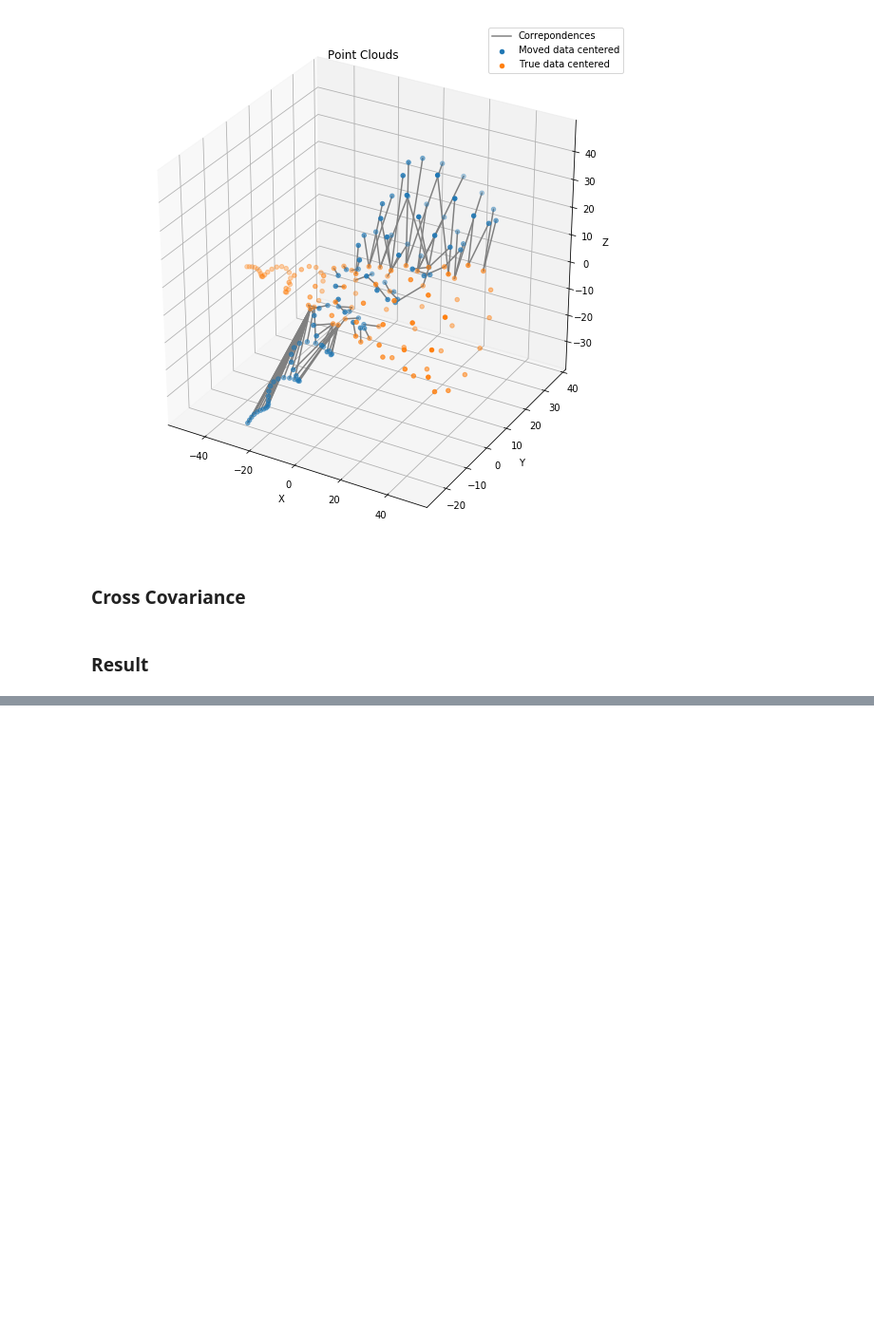
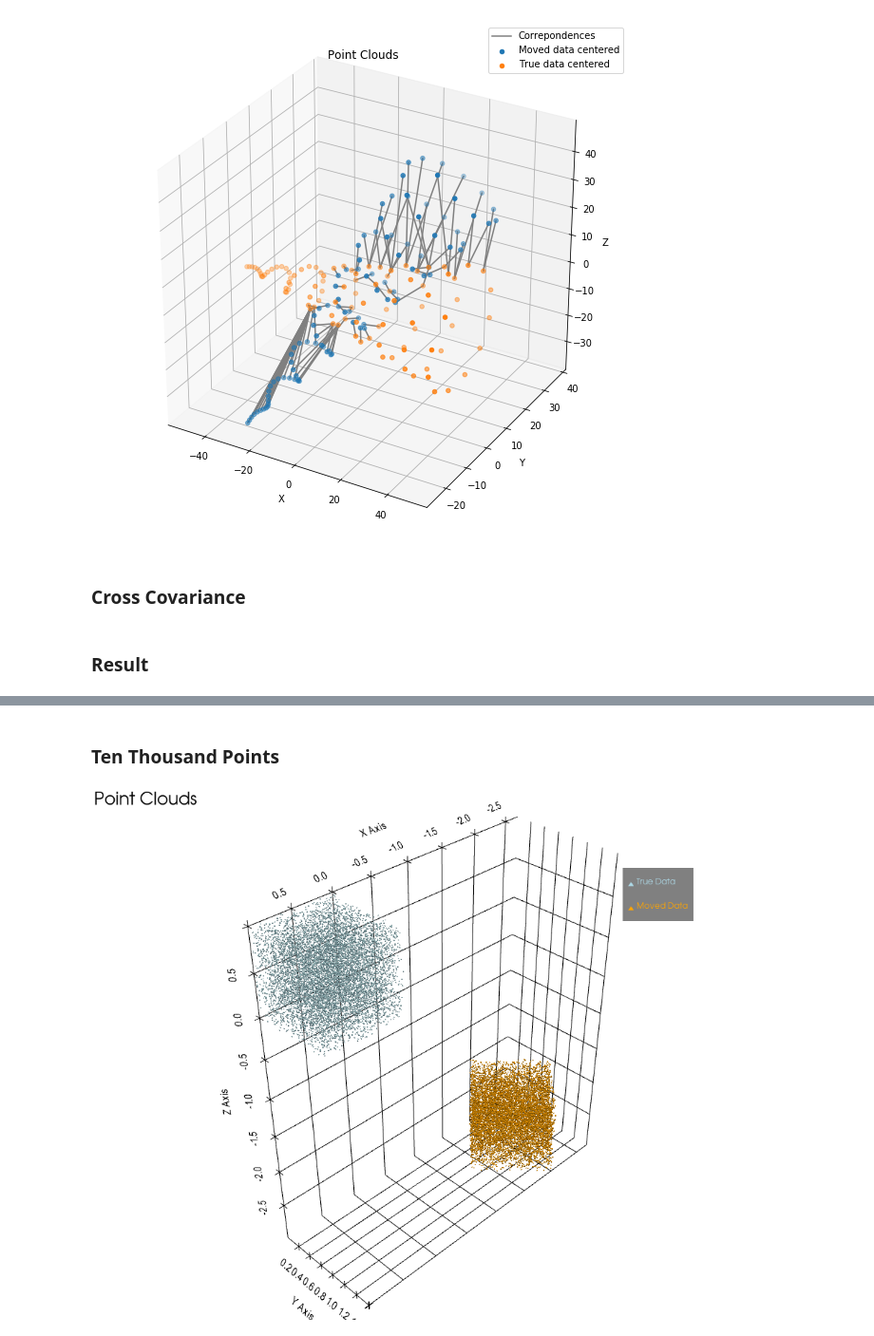
Before and after one commit to JyotiSunkara/ICP, a Jupyter notebook: Iterative Closest Point Using K Dimensional Trees.ipynb, the cells around one changed output, grey strips where cells are left out. Shown at 95% size. Cells and saved outputs as stored; diff of their text form; code cells hidden in the pictures; blank space fills up the shorter version.

```diff
--- a/Iterative Closest Point Using K Dimensional Trees.ipynb
+++ b/Iterative Closest Point Using K Dimensional Trees.ipynb
@@ -42,6 +71,25 @@ def plotValues(values, label):
     plt.show()
 # %% [markdown]
 ### Data Generation
+# %%
+'''Samples in a cube'''
+def generateData(numPoints, angle, shift):
+
+    aboutZ = np.array([[cos(angle[2]), -sin(angle[2]), 0],
+                      [sin(angle[2]), cos(angle[2]), 0],
+                      [0, 0, 1]])
+    aboutY = np.array([[cos(angle[1]), 0, -sin(angle[1])],
+                      [0, 1, 0] ,
+                      [sin(angle[1]), 0, cos(angle[1])]])
+    aboutX = np.array([[1, 0, 0],
+                      [0, cos(angle[0]), -sin(angle[0])],
+                      [0, sin(angle[0]), cos(angle[0])]])
+
+    T = shift
+    R = aboutZ.dot(aboutY.dot(aboutX))
+    sourceData = np.random.rand(3, numPoints)
+    movedData = R.dot(sourceData) + shift
+    return sourceData, movedData
 # %%
 '''Generate data using the sin and cosine functions'''
 def generateSpiral(numPoints, angle, shift):
@@ -269 +317,12 @@ Wall time: 292 ms
 [figure]
+# %% [markdown]
+### Ten Thousand Points
+# %%
+'''Assign data to point clouds P and Q'''
+angle = [0, 0, pi/4]
+shift = np.array([[-2], [0], [-3]])
+Q, P = generateData(10000, angle, shift)
+
+bigPlot(P, Q, 2, 2)
+# %% [output]
+[figure, added]
```
Also changed, not shown: parts of 17 cells of this notebook, 4 other files.
